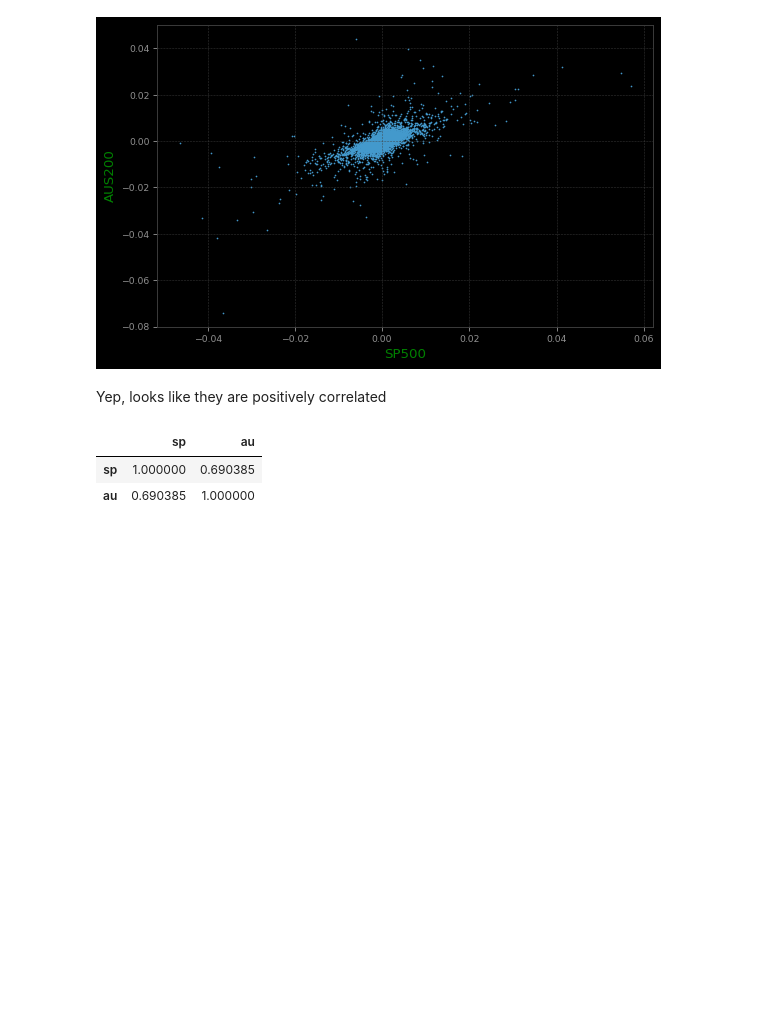
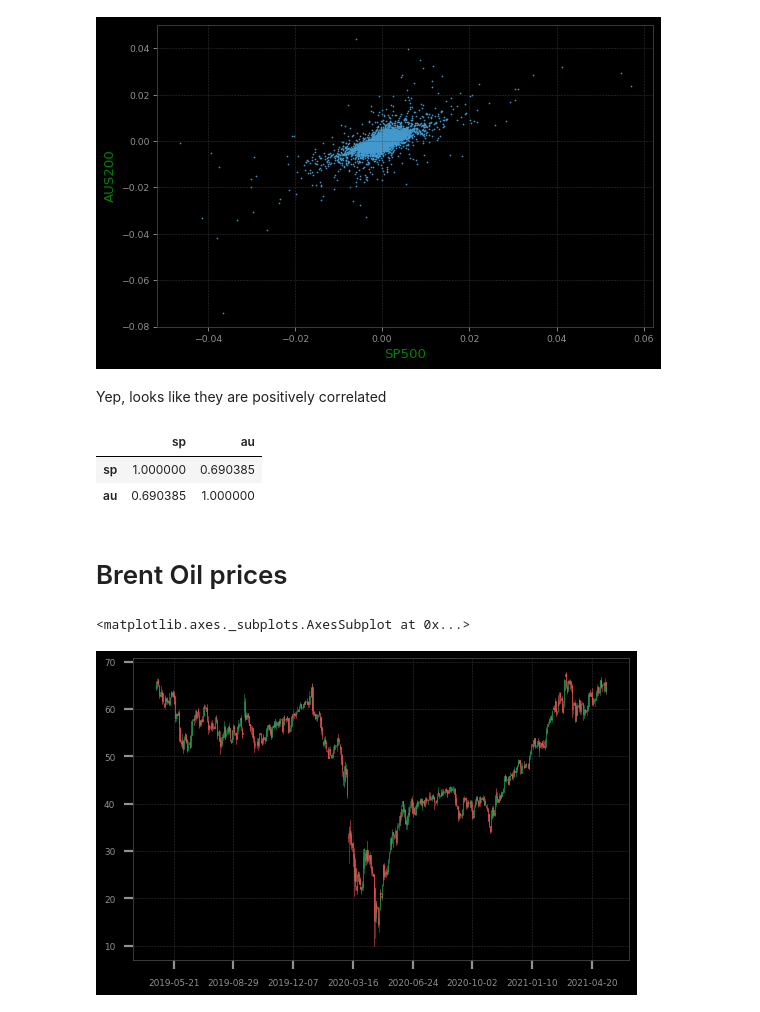
Before and after one commit to dmarienko/Lustre, a Jupyter notebook: models/0. Data Loading.ipynb, the cells around one changed output. Cells and saved outputs as stored; diff of their text form; code cells hidden in the pictures; blank space fills up the shorter version.

```diff
--- a/models/0. Data Loading.ipynb
+++ b/models/0. Data Loading.ipynb
@@ -30,6 +33,7 @@ Now we can load let's say CFD on SP500 data
 # %%
 d = load_data('amp:SPXM')
 d1 = load_data('amp:AUS200')
+d2 = load_data('amp:XTIUSD')
 # %% [markdown]
 For example 1 min ohlc bars:
 # %%
@@ -92,3 +96,10 @@ m1.corr()
 |  | sp | au |
 | sp | 1.000000 | 0.690385 |
 | au | 0.690385 | 1.000000 |
+# %% [markdown]
+# Brent Oil prices
+# %%
+ohlc_plot(d2.ohlc('1d'))
+# %% [output]
+<matplotlib.axes._subplots.AxesSubplot at 0x...>
+[figure, added]
```
Also changed, not shown: parts of 3 cells of this notebook, 9 other files.
